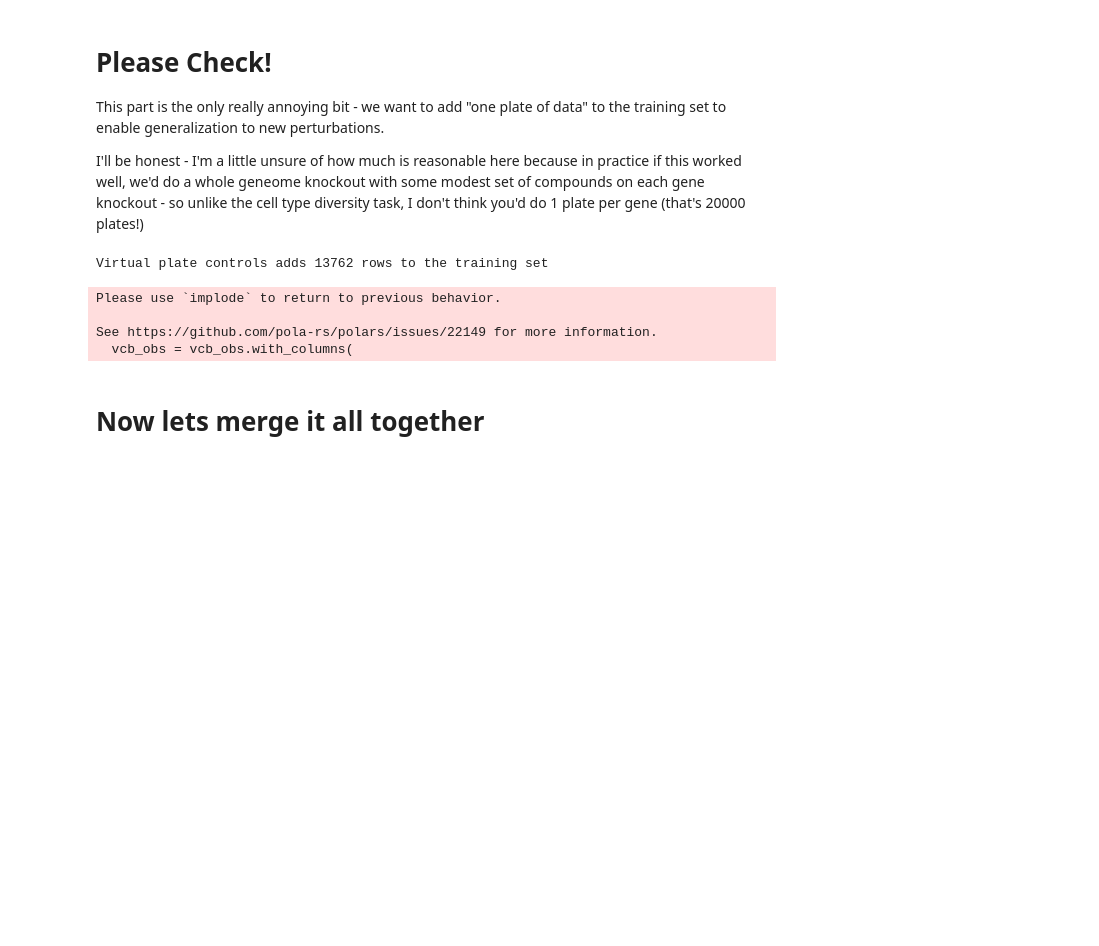
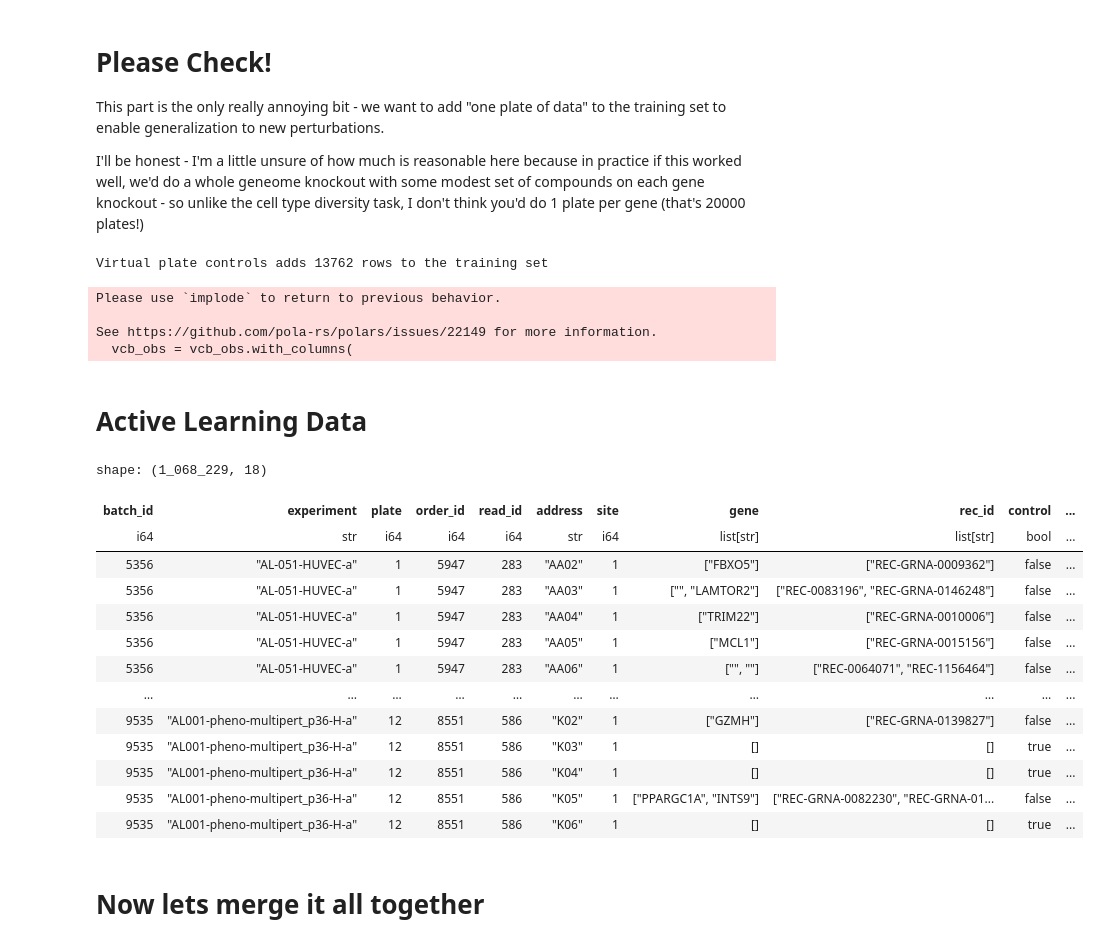
Before and after one commit to ctr26/hooke, a Jupyter notebook: packages/hooke-px/notebooks/modest_cell4.ipynb, the cells around one changed output. Cells and saved outputs as stored; diff of their text form; code cells hidden in the pictures; blank space fills up the shorter version.

Commit message:
modest cell notebooks

```diff
--- a/packages/hooke-px/notebooks/modest_cell4.ipynb
+++ b/packages/hooke-px/notebooks/modest_cell4.ipynb
@@ -494,6 +557,31 @@ Please use `implode` to return to previous behavior.
 
 See https://github.com/pola-rs/polars/issues/22149 for more information.
   vcb_obs = vcb_obs.with_columns(
+# %% [markdown]
+# Active Learning Data
+# %%
+import zarr
+al = pl.read_parquet("/mnt/ps/home/CORP/jason.hartford/pythondev/photosynthetic/notebooks/AL_metadata.parquet")
+al = al.with_columns(
+    pl.lit("train").alias("split"),
+    n_perts = pl.col("rec_id").list.len()
+)
+al#.filter(pl.col("n_perts") > 1).filter(pl.col("order_id") == 5947)
+# %% [output]
+shape: (1_068_229, 18)
+| batch_id | experiment | plate | order_id | read_id | address | site | gene | rec_id | control | ... |
+| i64 | str | i64 | i64 | i64 | str | i64 | list[str] | list[str] | bool | ... |
+| 5356 | "AL-051-HUVEC-a" | 1 | 5947 | 283 | "AA02" | 1 | ["FBXO5"] | ["REC-GRNA-0009362"] | false | ... |
+| 5356 | "AL-051-HUVEC-a" | 1 | 5947 | 283 | "AA03" | 1 | ["", "LAMTOR2"] | ["REC-0083196", "REC-GRNA-0146248"] | false | ... |
+| 5356 | "AL-051-HUVEC-a" | 1 | 5947 | 283 | "AA04" | 1 | ["TRIM22"] | ["REC-GRNA-0010006"] | false | ... |
+| 5356 | "AL-051-HUVEC-a" | 1 | 5947 | 283 | "AA05" | 1 | ["MCL1"] | ["REC-GRNA-0015156"] | false | ... |
+| 5356 | "AL-051-HUVEC-a" | 1 | 5947 | 283 | "AA06" | 1 | ["", ""] | ["REC-0064071", "REC-1156464"] | false | ... |
+| … | … | … | … | … | … | … | … | … | … | ... |
+| 9535 | "AL001-pheno-multipert_p36-H-a" | 12 | 8551 | 586 | "K02" | 1 | ["GZMH"] | ["REC-GRNA-0139827"] | false | ... |
+| 9535 | "AL001-pheno-multipert_p36-H-a" | 12 | 8551 | 586 | "K03" | 1 | [] | [] | true | ... |
+| 9535 | "AL001-pheno-multipert_p36-H-a" | 12 | 8551 | 586 | "K04" | 1 | [] | [] | true | ... |
+| 9535 | "AL001-pheno-multipert_p36-H-a" | 12 | 8551 | 586 | "K05" | 1 | ["PPARGC1A", "INTS9"] | ["REC-GRNA-0082230", "REC-GRNA-01... | false | ... |
+| 9535 | "AL001-pheno-multipert_p36-H-a" | 12 | 8551 | 586 | "K06" | 1 | [] | [] | true | ... |
 # %% [markdown]
 # Now lets merge it all together
 # %%
```
Also changed, not shown: parts of 9 cells of this notebook, 3 other files.
